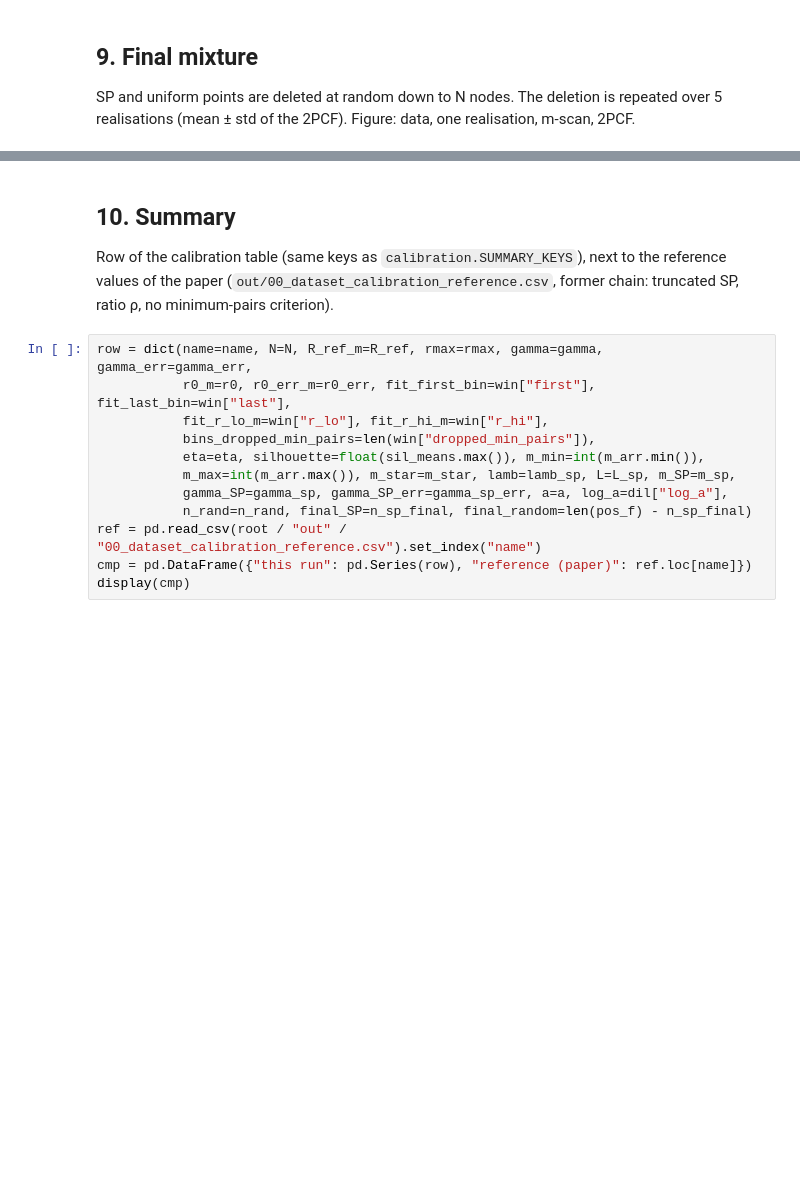
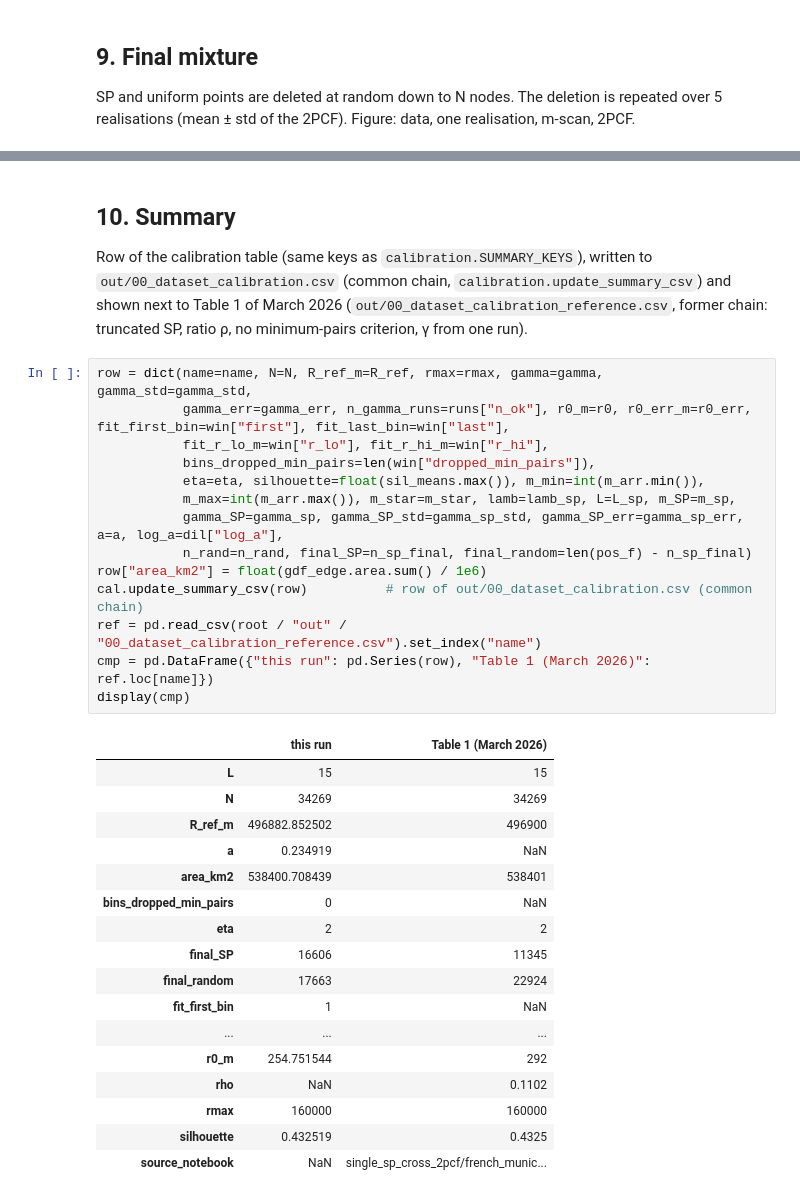
Before and after one commit to Presigny/fake_world, a Jupyter notebook: notebooks/emile_2026/calibration/france_municipalities.ipynb, the cells around one changed output, grey strips where cells are left out. Saved outputs shown, nothing was run; the diff lists cells and outputs as text; blank space fills up the shorter version.

```diff
--- a/notebooks/emile_2026/calibration/france_municipalities.ipynb
+++ b/notebooks/emile_2026/calibration/france_municipalities.ipynb
@@ -312,18 +389,39 @@ plt.tight_layout(); plt.show()
 # %% [markdown]
 ## 10. Summary
 
-Row of the calibration table (same keys as `calibration.SUMMARY_KEYS`), next to the
-reference values of the paper (`out/00_dataset_calibration_reference.csv`, former
-chain: truncated SP, ratio ρ, no minimum-pairs criterion).
+Row of the calibration table (same keys as `calibration.SUMMARY_KEYS`), written to
+`out/00_dataset_calibration.csv` (common chain, `calibration.update_summary_csv`) and
+shown next to Table 1 of March 2026 (`out/00_dataset_calibration_reference.csv`, former
+chain: truncated SP, ratio ρ, no minimum-pairs criterion, γ from one run).
 # %%
-row = dict(name=name, N=N, R_ref_m=R_ref, rmax=rmax, gamma=gamma, gamma_err=gamma_err,
-           r0_m=r0, r0_err_m=r0_err, fit_first_bin=win["first"], fit_last_bin=win["last"],
+row = dict(name=name, N=N, R_ref_m=R_ref, rmax=rmax, gamma=gamma, gamma_std=gamma_std,
+           gamma_err=gamma_err, n_gamma_runs=runs["n_ok"], r0_m=r0, r0_err_m=r0_err, fit_first_bin=win["first"], fit_last_bin=win["last"],
            fit_r_lo_m=win["r_lo"], fit_r_hi_m=win["r_hi"],
            bins_dropped_min_pairs=len(win["dropped_min_pairs"]),
            eta=eta, silhouette=float(sil_means.max()), m_min=int(m_arr.min()),
            m_max=int(m_arr.max()), m_star=m_star, lamb=lamb_sp, L=L_sp, m_SP=m_sp,
-           gamma_SP=gamma_sp, gamma_SP_err=gamma_sp_err, a=a, log_a=dil["log_a"],
+           gamma_SP=gamma_sp, gamma_SP_std=gamma_sp_std, gamma_SP_err=gamma_sp_err, a=a, log_a=dil["log_a"],
            n_rand=n_rand, final_SP=n_sp_final, final_random=len(pos_f) - n_sp_final)
+row["area_km2"] = float(gdf_edge.area.sum() / 1e6)
+cal.update_summary_csv(row)          # row of out/00_dataset_calibration.csv (common chain)
 ref = pd.read_csv(root / "out" / "00_dataset_calibration_reference.csv").set_index("name")
-cmp = pd.DataFrame({"this run": pd.Series(row), "reference (paper)": ref.loc[name]})
+cmp = pd.DataFrame({"this run": pd.Series(row), "Table 1 (March 2026)": ref.loc[name]})
 display(cmp)
+# %% [output]
+|  | this run | Table 1 (March 2026) |
+| L | 15 | 15 |
+| N | 34269 | 34269 |
+| R_ref_m | 496882.852502 | 496900 |
+| a | 0.234919 | NaN |
+| area_km2 | 538400.708439 | 538401 |
+| bins_dropped_min_pairs | 0 | NaN |
+| eta | 2 | 2 |
+| final_SP | 16606 | 11345 |
+| final_random | 17663 | 22924 |
+| fit_first_bin | 1 | NaN |
+| ... | ... | ... |
+| r0_m | 254.751544 | 292 |
+| rho | NaN | 0.1102 |
+| rmax | 160000 | 160000 |
+| silhouette | 0.432519 | 0.4325 |
+| source_notebook | NaN | single_sp_cross_2pcf/french_munic... |
```
Also changed, not shown: parts of 12 cells of this notebook, 44 other files.
